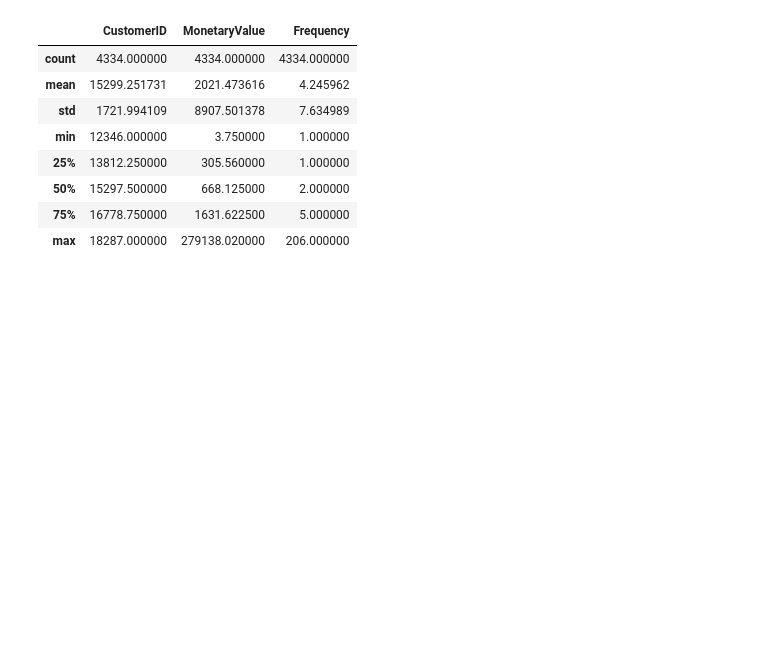
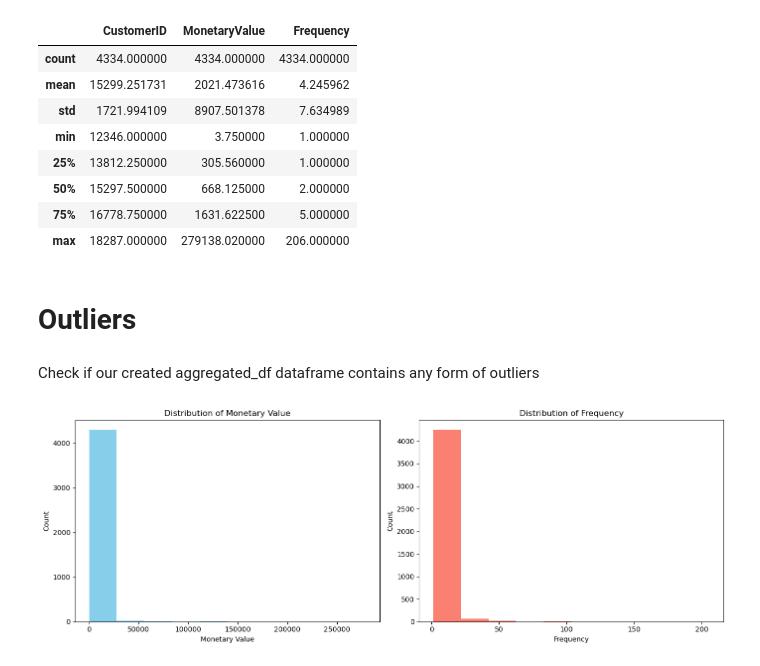
Before and after one commit to kamahTek/Machine-Learning, a Jupyter notebook: Unsupervised-Learning/Clustering/Online-Retail/index.ipynb, the cells around one changed output. Drawn from its saved outputs; the diff is of its cells as text; code cells hidden in the pictures; blank space fills up the shorter version.

Commit message:
working on outliers

```diff
--- a/Unsupervised-Learning/Clustering/Online-Retail/index.ipynb
+++ b/Unsupervised-Learning/Clustering/Online-Retail/index.ipynb
@@ -396,3 +396,28 @@ aggregated_df.describe()
 | 50% | 15297.500000 | 668.125000 | 2.000000 |
 | 75% | 16778.750000 | 1631.622500 | 5.000000 |
 | max | 18287.000000 | 279138.020000 | 206.000000 |
+# %% [markdown]
+# Outliers
+# %% [markdown]
+Check if our created aggregated_df dataframe contains any form of outliers
+# %%
+# Create a Histogram to get a precise visualization of our data
+
+plt.figure(figsize=(14, 5))
+
+plt.subplot(1, 2, 1)
+plt.hist(aggregated_df["MonetaryValue"], bins=10, color='skyblue', )
+plt.title('Distribution of Monetary Value')
+plt.xlabel('Monetary Value')
+plt.ylabel('Count')
+
+plt.subplot(1, 2, 2)
+plt.hist(aggregated_df["Frequency"], bins=10, color='salmon', )
+plt.title('Distribution of Frequency')
+plt.xlabel('Frequency')
+plt.ylabel('Count')
+
+plt.tight_layout()
+plt.show()
+# %% [output]
+[figure, added]
```
